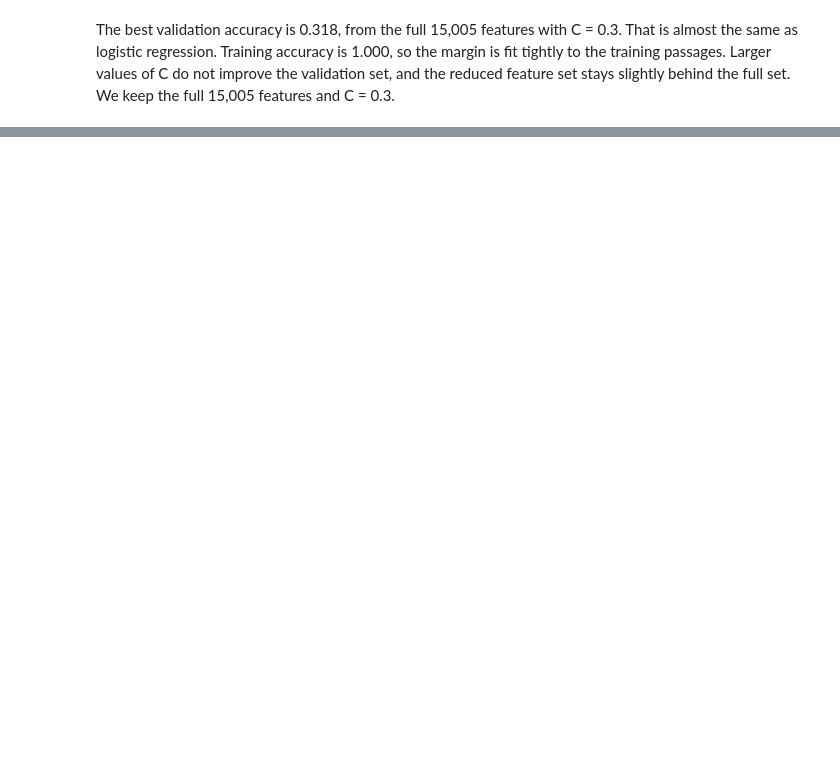
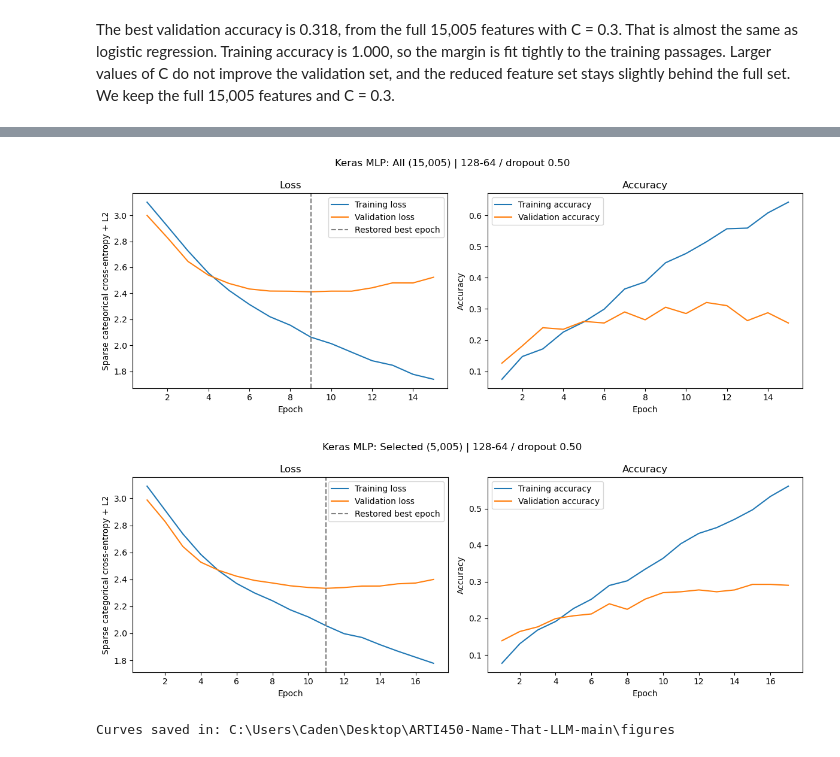
Before and after one commit to GarrettFordARTI405/ARTI450-Name-That-LLM, a Jupyter notebook: NameThatLLM.ipynb, the cells around one changed output, grey strips where cells are left out. Saved outputs shown, nothing was run; the diff lists cells and outputs as text; code cells hidden in the pictures; blank space fills up the shorter version.

Commit message:
Add files via upload
Complete Keras MLP, final evaluation, and notebook documentation

```diff
--- a/NameThatLLM.ipynb
+++ b/NameThatLLM.ipynb
@@ -832,0 +1034,32 @@ The same 128-unit network trained on all 15,005 features reached 0.323, a little
+# %%
+# Section 9B: required train/validation loss and accuracy curves for BOTH feature sets.
+import matplotlib.pyplot as plt
+figures_directory = Path("figures")
+figures_directory.mkdir(exist_ok=True)
+
+for feature_name, win in keras_winners.items():
+    history = win["history"]
+    epochs = np.arange(1, len(history["loss"]) + 1)
+    fig, axes = plt.subplots(1, 2, figsize=(12, 4.5))
+    axes[0].plot(epochs, history["loss"], label="Training loss")
+    axes[0].plot(epochs, history["val_loss"], label="Validation loss")
+    axes[0].axvline(win["record"]["Lowest validation loss epoch"],
+                    linestyle="--", color="gray", label="Restored best epoch")
+    axes[0].set(xlabel="Epoch", ylabel="Sparse categorical cross-entropy + L2", title="Loss")
+    axes[0].legend()
+    axes[1].plot(epochs, history["accuracy"], label="Training accuracy")
+    axes[1].plot(epochs, history["val_accuracy"], label="Validation accuracy")
+    axes[1].set(xlabel="Epoch", ylabel="Accuracy", title="Accuracy")
+    axes[1].legend()
+    fig.suptitle("Keras MLP: " + feature_name + " | " + win["record"]["Configuration"])
+    fig.tight_layout()
+    filename = "mlp_learning_curves_all.png" if feature_name.startswith("All") else "mlp_learning_curves_selected.png"
+    fig.savefig(figures_directory / filename, dpi=160, bbox_inches="tight")
+    plt.show()
+    plt.close(fig)
+
+print("Curves saved in:", figures_directory.resolve())
+# %% [output]
+[figure, added]
+[figure, added]
+Curves saved in: C:\Users\Caden\Desktop\ARTI450-Name-That-LLM-main\figures
```
Also changed, not shown: parts of 30 cells of this notebook.
